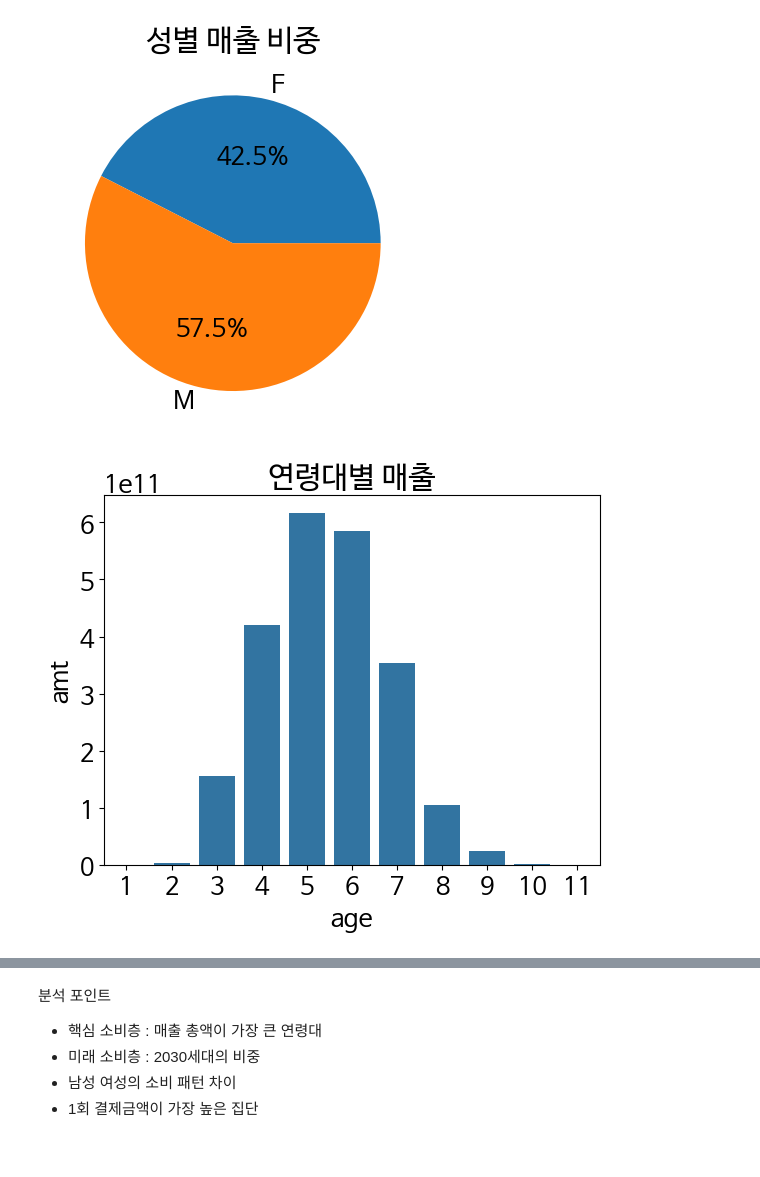
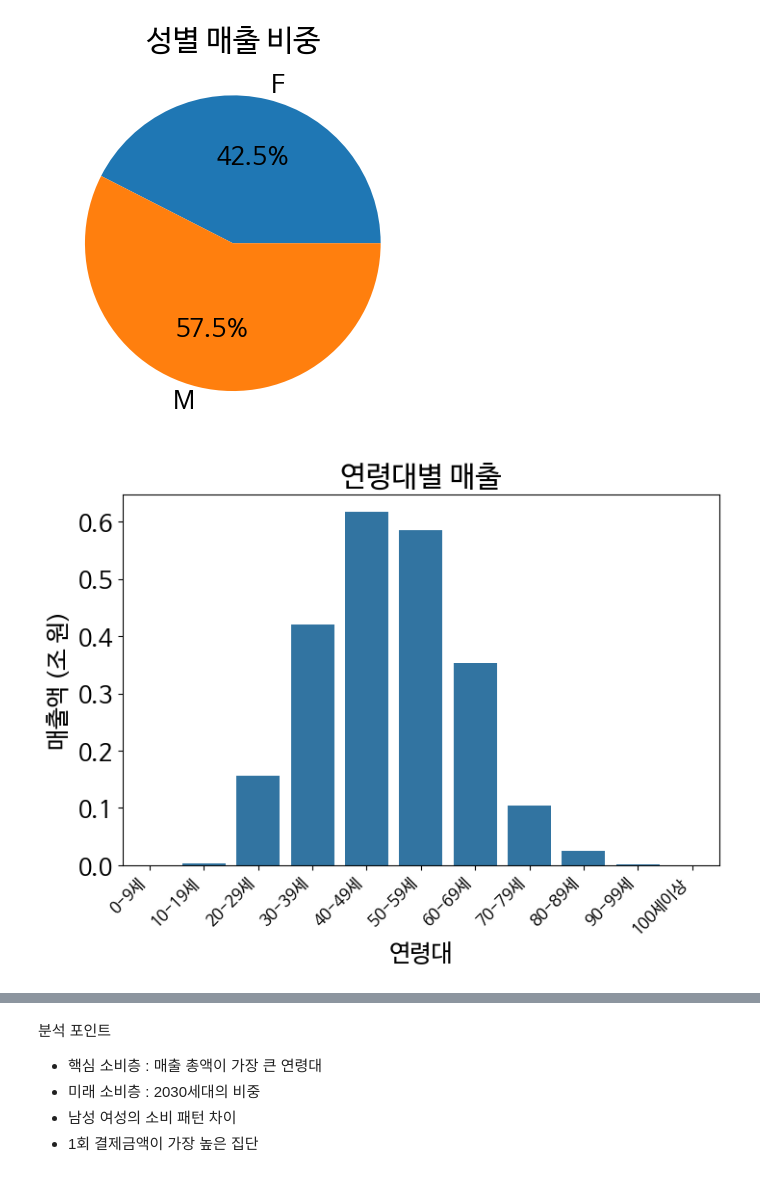
Before and after one commit to davidots429/GyeonggiCard2025, a Jupyter notebook: 03_Exploratory_Data_Analysis.ipynb, the cells around one changed output, grey strips where cells are left out. Saved outputs shown, nothing was run; the diff lists cells and outputs as text; code cells hidden in the pictures.

```diff
--- a/03_Exploratory_Data_Analysis.ipynb
+++ b/03_Exploratory_Data_Analysis.ipynb
@@ -107,6 +217,7 @@ plt.show()
 # %%
 # 현재의 인구를 기준으로 분석할 것이기 때문에 2025년 데이터를 따로 불러온다.
 df_2025 = pd.read_csv('data/external/sampled_2025.csv', usecols=['age', 'sex', 'amt', 'cnt', 'card_tpbuz_cd'])
+df_2025['age'] = df_2025['age'].map(age_map)
 
 # 1. 성별 매출 비중
 sex_amt = df_2025.groupby('sex')['amt'].sum()
@@ -118,8 +229,16 @@ plt.show()
 # %%
 # 2. 연령대별 매출
 age_amt = df_2025.groupby('age')['amt'].sum().reset_index()
-sns.barplot(data=age_amt, x='age', y='amt')
+age_amt['age'] = pd.Categorical(age_amt['age'], categories=age_order, ordered=True)
+age_amt = age_amt.sort_values('age').reset_index(drop=True)
+
+age_amt['amt_tril'] = age_amt['amt'] / 1e12
+plt.figure(figsize=(8, 5))
+sns.barplot(data=age_amt, x='age', y='amt_tril')
 plt.title('연령대별 매출')
+plt.xlabel('연령대')
+plt.ylabel('매출액 (조 원)')
+plt.xticks(fontsize=12, rotation=45, ha='right')
 plt.show()
 # %% [output]
-[figure, old version]
+[figure, new version]
```
Also changed, not shown: parts of 11 cells of this notebook.
